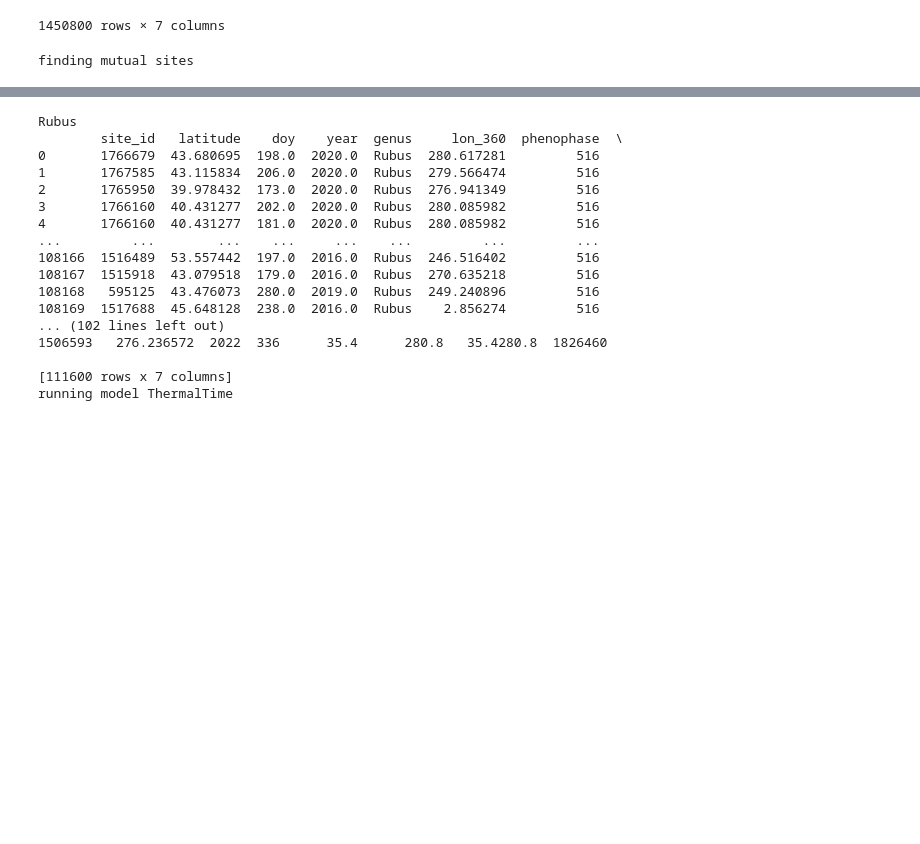
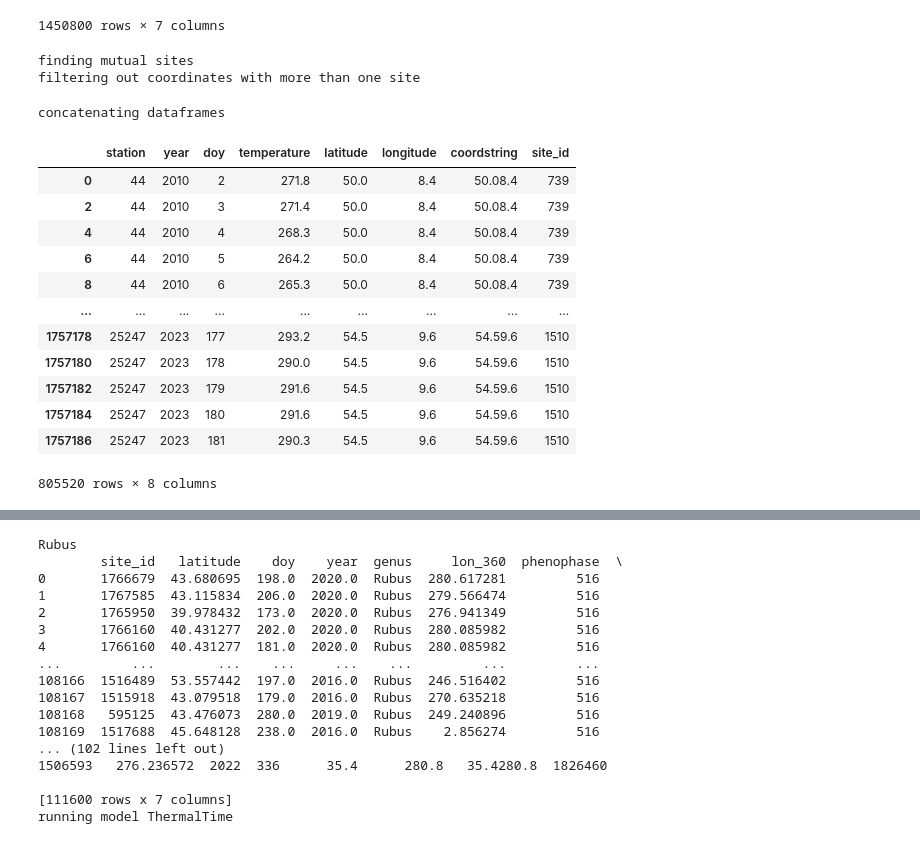
Before and after one commit to falling-fruit/dfg-seasons, a Jupyter notebook: modelling/high_res_models_finalized.ipynb, the cells around one changed output, grey strips where cells are left out. Drawn from its saved outputs; the diff is of its cells as text; code cells hidden in the pictures; blank space fills up the shorter version.

```diff
--- a/modelling/high_res_models_finalized.ipynb
+++ b/modelling/high_res_models_finalized.ipynb
@@ -195,9 +195,18 @@ print("finding mutual sites")
 mutual_sites = weather_with_sites[weather_with_sites['coordstring'].isin(euro_coords)][['site_id', 'coordstring']].drop_duplicates()
 # Get those sites from europe
 mutual_sites_euro = euro_data[euro_data['coordstring'].isin(mutual_sites['coordstring'])]
-mutual_sites_euro = mutual_sites_euro.merge(mutual_sites, on='coordstring').drop_duplicates(subset=['coordstring'])
+mutual_sites_euro = mutual_sites_euro.merge(mutual_sites, on='coordstring')#.drop_duplicates(subset=['coordstring'])
 
 mutual_sites_euro['temperature'] += 272.5
+
+print("filtering out coordinates with more than one site")
+sites_to_keep = []
+for c in tqdm(mutual_sites_euro['coordstring'].unique()):
+    keep_site = mutual_sites_euro[mutual_sites_euro['coordstring'] == c].iloc[0, 7]
+
+    sites_to_keep.append(keep_site)
+
+mutual_sites_euro = mutual_sites_euro[mutual_sites_euro['site_id'].isin(sites_to_keep)]
 
 # Remove those sites from monthly
 unmutual_monthly = weather_with_sites[~weather_with_sites['site_id'].isin(mutual_sites['site_id'])]
@@ -209,5 +218,23 @@ merged_euro = pd.concat([mutual_sites_euro, unmutual_monthly]).drop('station', a
 merged_euro['temperature'] = np.round(merged_euro['temperature'], 1)
 # %% [output]
 finding mutual sites
+filtering out coordinates with more than one site
+concatenating dataframes
+# %%
+mutual_sites_euro
+# %% [output]
+|  | station | year | doy | temperature | latitude | longitude | coordstring | site_id |
+| 0 | 44 | 2010 | 2 | 271.8 | 50.0 | 8.4 | 50.08.4 | 739 |
+| 2 | 44 | 2010 | 3 | 271.4 | 50.0 | 8.4 | 50.08.4 | 739 |
+| 4 | 44 | 2010 | 4 | 268.3 | 50.0 | 8.4 | 50.08.4 | 739 |
+| 6 | 44 | 2010 | 5 | 264.2 | 50.0 | 8.4 | 50.08.4 | 739 |
+| 8 | 44 | 2010 | 6 | 265.3 | 50.0 | 8.4 | 50.08.4 | 739 |
+| ... | ... | ... | ... | ... | ... | ... | ... | ... |
+| 1757178 | 25247 | 2023 | 177 | 293.2 | 54.5 | 9.6 | 54.59.6 | 1510 |
+| 1757180 | 25247 | 2023 | 178 | 290.0 | 54.5 | 9.6 | 54.59.6 | 1510 |
+| 1757182 | 25247 | 2023 | 179 | 291.6 | 54.5 | 9.6 | 54.59.6 | 1510 |
+| 1757184 | 25247 | 2023 | 180 | 291.6 | 54.5 | 9.6 | 54.59.6 | 1510 |
+| 1757186 | 25247 | 2023 | 181 | 290.3 | 54.5 | 9.6 | 54.59.6 | 1510 |
+805520 rows × 8 columns
 # %%
 merged_euro
```
Also changed, not shown: parts of 17 cells of this notebook.
